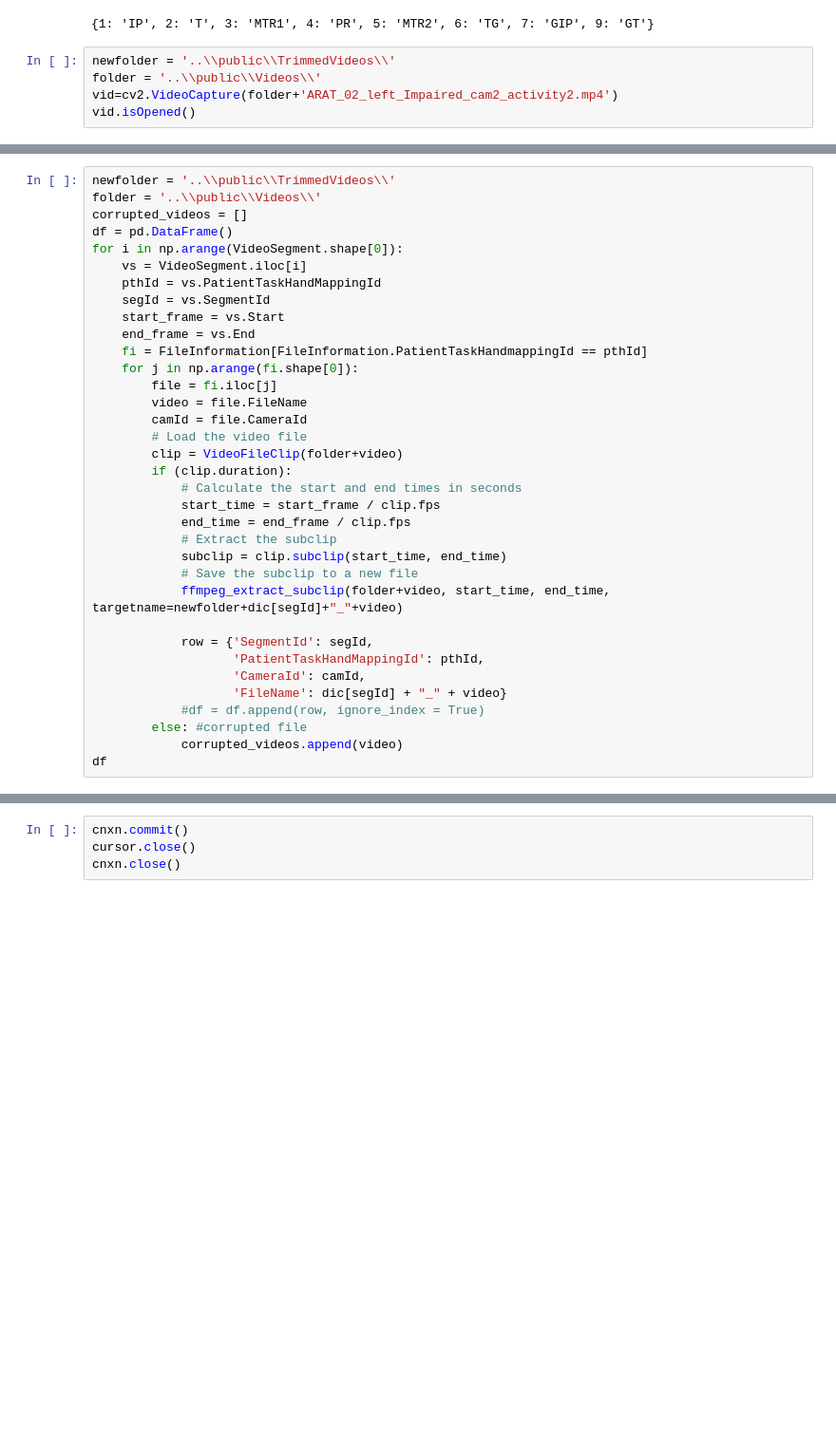
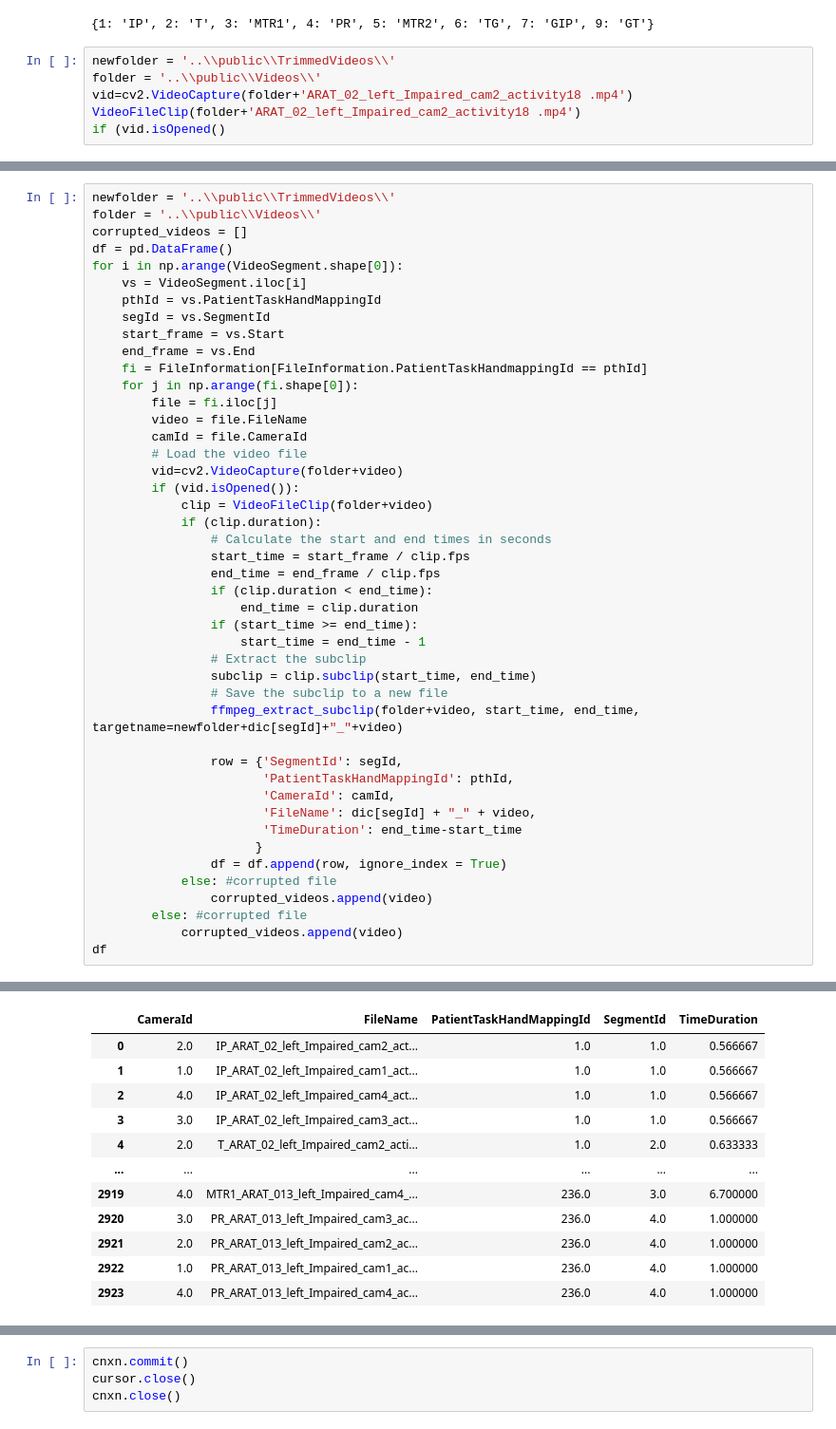
Before and after one commit to zhaoyilucyguo/rating-interface, a Jupyter notebook: data/Load SQL server DB, Trim Video.ipynb, the cells around one changed output, grey strips where cells are left out. Shown: that part at 95% size. Drawn from its saved outputs; the diff is of its cells as text; blank space fills up the shorter version.

```diff
--- a/data/Load SQL server DB, Trim Video.ipynb
+++ b/data/Load SQL server DB, Trim Video.ipynb
@@ -61,6 +53,7 @@ dic
 # %%
 newfolder = '..\\public\\TrimmedVideos\\'
 folder = '..\\public\\Videos\\'
-vid=cv2.VideoCapture(folder+'ARAT_02_left_Impaired_cam2_activity2.mp4')
-vid.isOpened()
+vid=cv2.VideoCapture(folder+'ARAT_02_left_Impaired_cam2_activity18 .mp4')
+VideoFileClip(folder+'ARAT_02_left_Impaired_cam2_activity18 .mp4')
+if (vid.isOpened()
 # %% [output]
@@ -82,21 +87,31 @@ for i in np.arange(VideoSegment.shape[0]):
         video = file.FileName
         camId = file.CameraId
         # Load the video file
-        clip = VideoFileClip(folder+video)
-        if (clip.duration):
-            # Calculate the start and end times in seconds
-            start_time = start_frame / clip.fps
-            end_time = end_frame / clip.fps
-            # Extract the subclip
-            subclip = clip.subclip(start_time, end_time)
-            # Save the subclip to a new file
-            ffmpeg_extract_subclip(folder+video, start_time, end_time, targetname=newfolder+dic[segId]+"_"+video)
+        vid=cv2.VideoCapture(folder+video)
+        if (vid.isOpened()):
+            clip = VideoFileClip(folder+video)
+            if (clip.duration):
+                # Calculate the start and end times in seconds
+                start_time = start_frame / clip.fps
+                end_time = end_frame / clip.fps
+                if (clip.duration < end_time):
+                    end_time = clip.duration
+                if (start_time >= end_time):
+                    start_time = end_time - 1
+                # Extract the subclip
+                subclip = clip.subclip(start_time, end_time)
+                # Save the subclip to a new file
+                ffmpeg_extract_subclip(folder+video, start_time, end_time, targetname=newfolder+dic[segId]+"_"+video)
 
-            row = {'SegmentId': segId,
-                   'PatientTaskHandMappingId': pthId,
-                   'CameraId': camId,
-                   'FileName': dic[segId] + "_" + video}
-            #df = df.append(row, ignore_index = True)
+                row = {'SegmentId': segId,
+                       'PatientTaskHandMappingId': pthId,
+                       'CameraId': camId,
+                       'FileName': dic[segId] + "_" + video,
+                       'TimeDuration': end_time-start_time
+                      }
+                df = df.append(row, ignore_index = True)
+            else: #corrupted file
+                corrupted_videos.append(video)
         else: #corrupted file
             corrupted_videos.append(video)
 df
@@ -117,4 +132,16 @@ Moviepy - Command successful
 Moviepy - Command successful
 Moviepy - Running:
 >>> "+ " ".join(cmd)
 Moviepy - Command successful
+|  | CameraId | FileName | PatientTaskHandMappingId | SegmentId | TimeDuration |
+| 0 | 2.0 | IP_ARAT_02_left_Impaired_cam2_act... | 1.0 | 1.0 | 0.566667 |
+| 1 | 1.0 | IP_ARAT_02_left_Impaired_cam1_act... | 1.0 | 1.0 | 0.566667 |
+| 2 | 4.0 | IP_ARAT_02_left_Impaired_cam4_act... | 1.0 | 1.0 | 0.566667 |
+| 3 | 3.0 | IP_ARAT_02_left_Impaired_cam3_act... | 1.0 | 1.0 | 0.566667 |
+| 4 | 2.0 | T_ARAT_02_left_Impaired_cam2_acti... | 1.0 | 2.0 | 0.633333 |
+| ... | ... | ... | ... | ... | ... |
+| 2919 | 4.0 | MTR1_ARAT_013_left_Impaired_cam4_... | 236.0 | 3.0 | 6.700000 |
+| 2920 | 3.0 | PR_ARAT_013_left_Impaired_cam3_ac... | 236.0 | 4.0 | 1.000000 |
+| 2921 | 2.0 | PR_ARAT_013_left_Impaired_cam2_ac... | 236.0 | 4.0 | 1.000000 |
+| 2922 | 1.0 | PR_ARAT_013_left_Impaired_cam1_ac... | 236.0 | 4.0 | 1.000000 |
+| 2923 | 4.0 | PR_ARAT_013_left_Impaired_cam4_ac... | 236.0 | 4.0 | 1.000000 |
```
Also changed, not shown: parts of 8 cells of this notebook, 12 other files.
